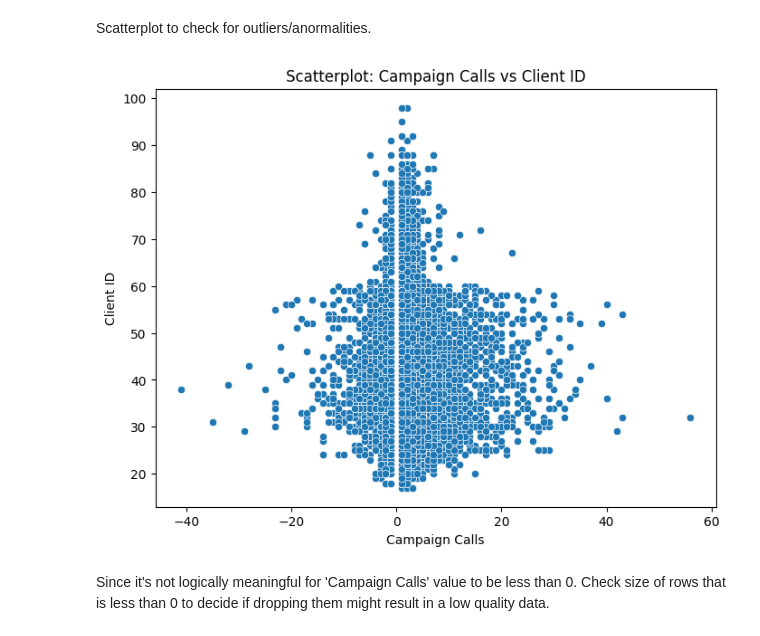
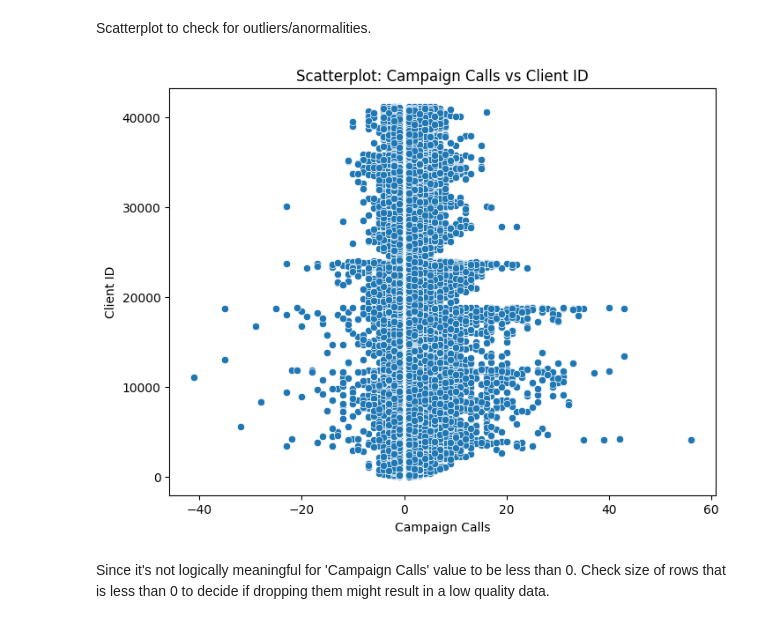
Before and after one commit to Lawrence-le/eda-to-ml-term-deposits, a Jupyter notebook: eda.ipynb, the cells around one changed output. Cells and saved outputs as stored; diff of their text form; code cells hidden in the pictures.

Commit message:
fix: typo in eda.ipynb line 26. y-axis from Age to Client ID

```diff
--- a/eda.ipynb
+++ b/eda.ipynb
@@ -394,16 +394,16 @@ Scatterplot to check for outliers/anormalities.
 # %%
 # Scatterplot to check for outliers
 plt.figure(figsize=(8, 6))
-sns.scatterplot(x=dataset_raw['Campaign Calls'], y=dataset_raw['Age'])
+sns.scatterplot(x=dataset_raw["Campaign Calls"], y=dataset_raw["Client ID"])
 
 # Title and labels
 plt.title("Scatterplot: Campaign Calls vs Client ID")
 plt.xlabel("Campaign Calls")
 plt.ylabel("Client ID")
 
 plt.show()
 # %% [output]
-[figure, old version]
+[figure, new version]
 # %% [markdown]
  Since it's not logically meaningful for 'Campaign Calls' value to be less than 0. Check size of rows that is less than 0 to decide if dropping them might result in a low quality data.
 # %%
```
